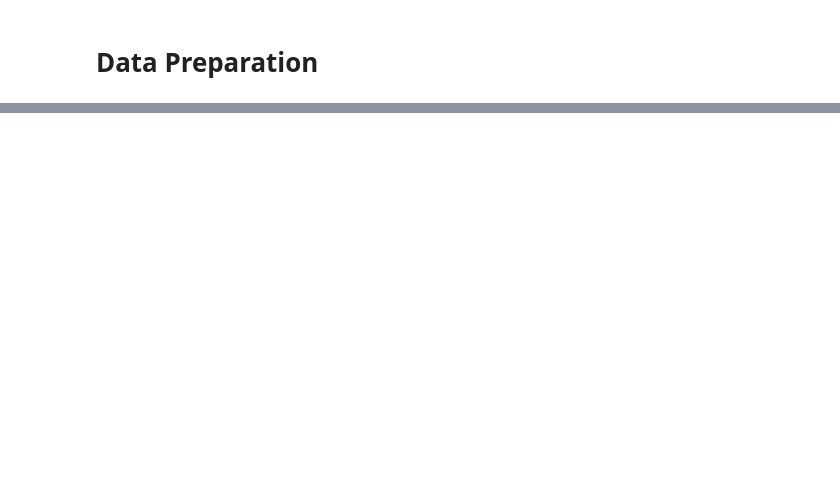
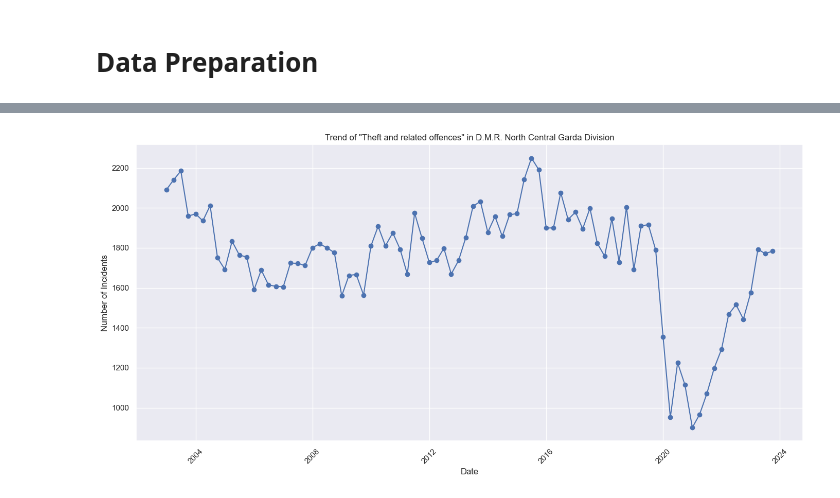
Before and after one commit to caio-moliveira/crime-prediction-using-forecasting-models, a Jupyter notebook: Capstone Project.ipynb, the cells around one changed output, grey strips where cells are left out. Cells and saved outputs as stored; diff of their text form; code cells hidden in the pictures; blank space fills up the shorter version.

```diff
--- a/Capstone Project.ipynb
+++ b/Capstone Project.ipynb
@@ -196,6 +198,9 @@ data.drop(columns =["STATISTIC Label", "UNIT"], inplace=True)
+# %%
+# Removing "Garda Division" from each entry
+data['Garda Division'] = data['Garda Division'].str.replace(" Garda Division", "")
 # %%
-data['VALUE'] = data['VALUE'].fillna(0)
+data['Crime'] = data['Crime'].fillna(0)
 # %%
-data['VALUE'] = data['VALUE'].astype('int64')
+data['Crime'] = data['Crime'].astype('int64')
 # %%
 data.info()
@@ -221,5 +262,5 @@ data.info()
 # %%
-data = data[data['VALUE'] != 0]
+data = data[data['Crime'] != 0]
 # %%
 data.info()
 data.describe()
@@ -230,21 +302,23 @@ data.head()
 # %%
 # Filter the data for "Theft from person" crimes in "D.M.R. North Central Garda Division"
 theft_from_person_data = data[
-    (data['Offence'] == 'Theft from shop') &
-    (data['Garda Division'] == 'D.M.R. South Central Garda Division')
+    (data['Offence'] == 'Theft and related offences') &
+    (data['Garda Division'] == 'D.M.R. North Central')
 ]
 
 
 # Plotting the line graph
 plt.figure(figsize=(14, 7))
 plt.plot(theft_from_person_data.index, theft_from_person_data['Crime'], marker='o', linestyle='-', color='b')
-plt.title('Trend of "Theft from person" in D.M.R. North Central Garda Division')
+plt.title('Trend of "Theft and related offences" in D.M.R. North Central Garda Division')
 plt.xlabel('Date')
 plt.ylabel('Number of Incidents')
 plt.grid(True)
 plt.xticks(rotation=45)
 plt.tight_layout()
 plt.show()
+# %% [output]
+[figure, added]
 # %%
 theft_from_person_data.drop(columns =['Garda Division', 'Offence'], inplace=True)
 # %%
```
Also changed, not shown: parts of 9 cells of this notebook, 13 other files.
